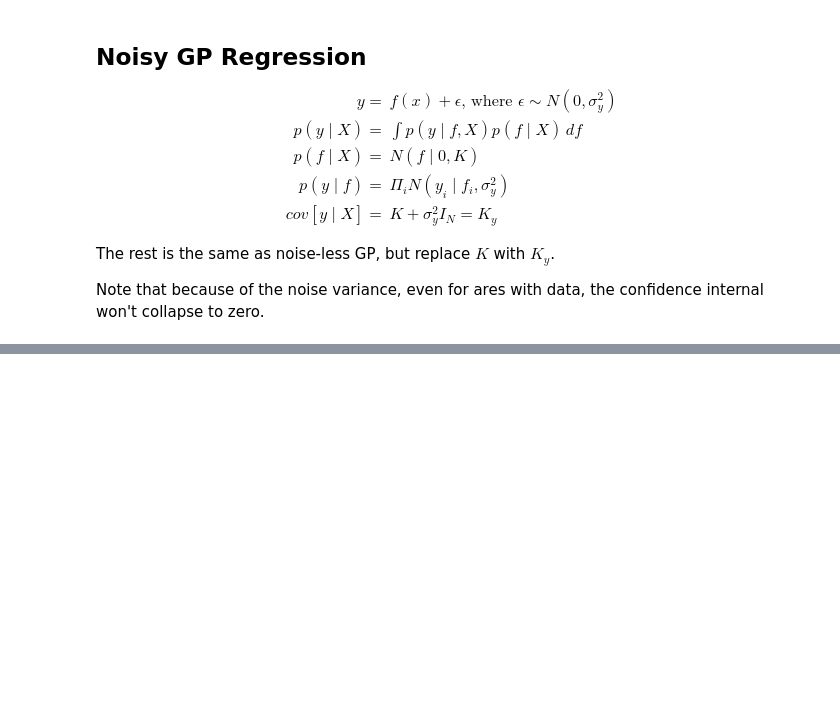
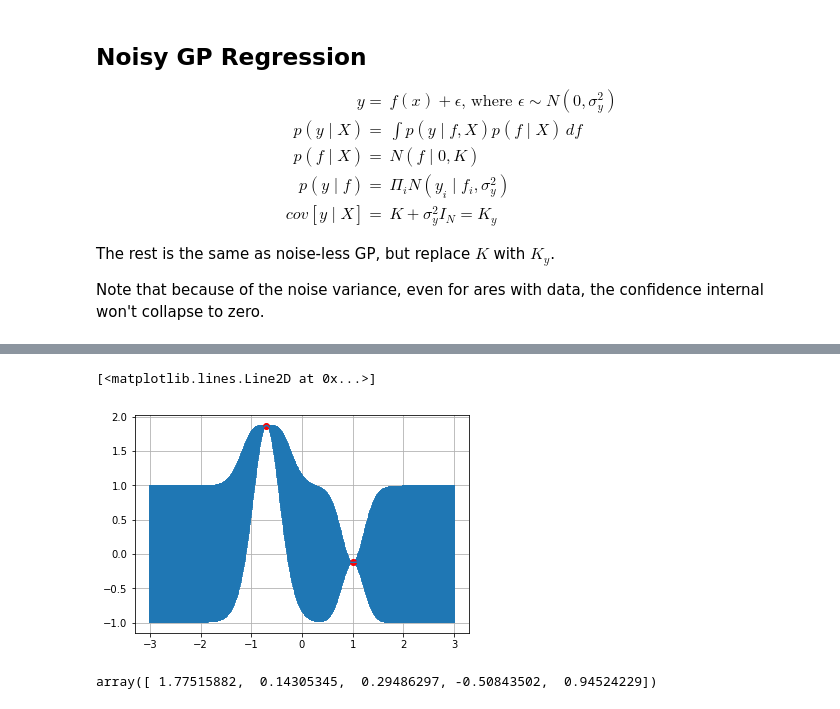
Before and after one commit to esvhd/notes, a Jupyter notebook: ML/Gaussian_Process.ipynb, the cells around one changed output, grey strips where cells are left out. Drawn from its saved outputs; the diff is of its cells as text; code cells hidden in the pictures; blank space fills up the shorter version.

```diff
--- a/ML/Gaussian_Process.ipynb
+++ b/ML/Gaussian_Process.ipynb
@@ -236,0 +348,20 @@ Note that because of the noise variance, even for ares with data, the confidence
+# %%
+x.append(-.7)
+y.append(y2)
+# %%
+sigma_2 = exp_cov(x, x, theta)
+pred = [predict(i, x, exp_cov, theta, sigma_2, y) for i in x_pred]
+# %%
+y_pred, sigmas = np.transpose(pred)
+plt.errorbar(x_pred, y_pred, yerr=sigmas, capsize=0)
+plt.plot(x, y, 'ro')
+# %% [output]
+[<matplotlib.lines.Line2D at 0x...>]
+[figure, added]
+# %%
+x_more = [-2.1, -1.5, .3, 1.8, 2.5]
+mu, s = conditional(x_more, x, y, theta)
+y_more = np.random.multivariate_normal(mu, s)
+y_more
+# %% [output]
+array([ 1.77515882,  0.14305345,  0.29486297, -0.50843502,  0.94524229])
```
Also changed, not shown: parts of 19 cells of this notebook, 1 other file.
